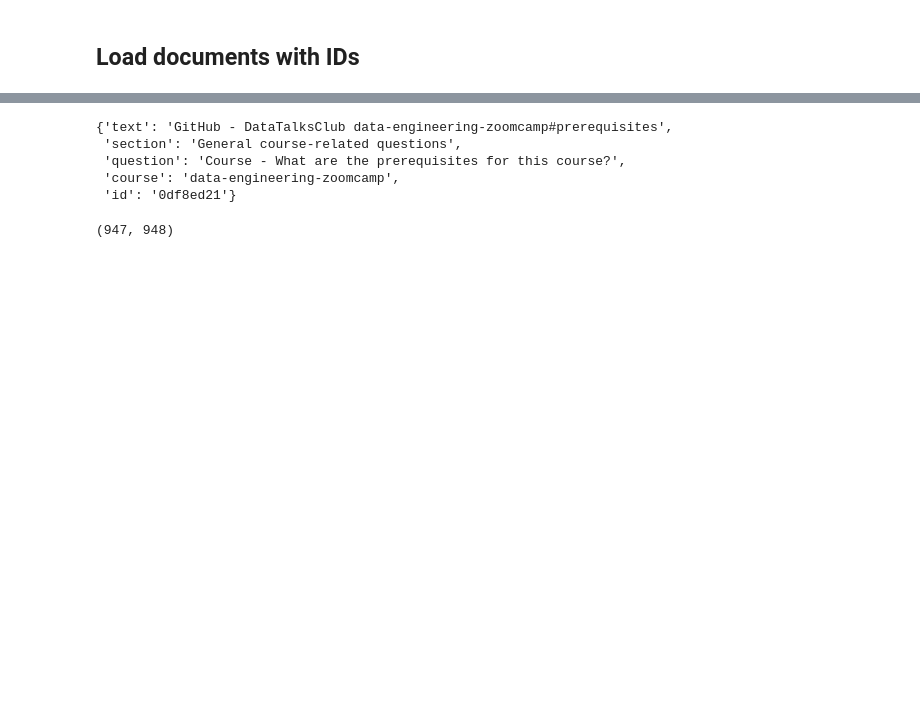
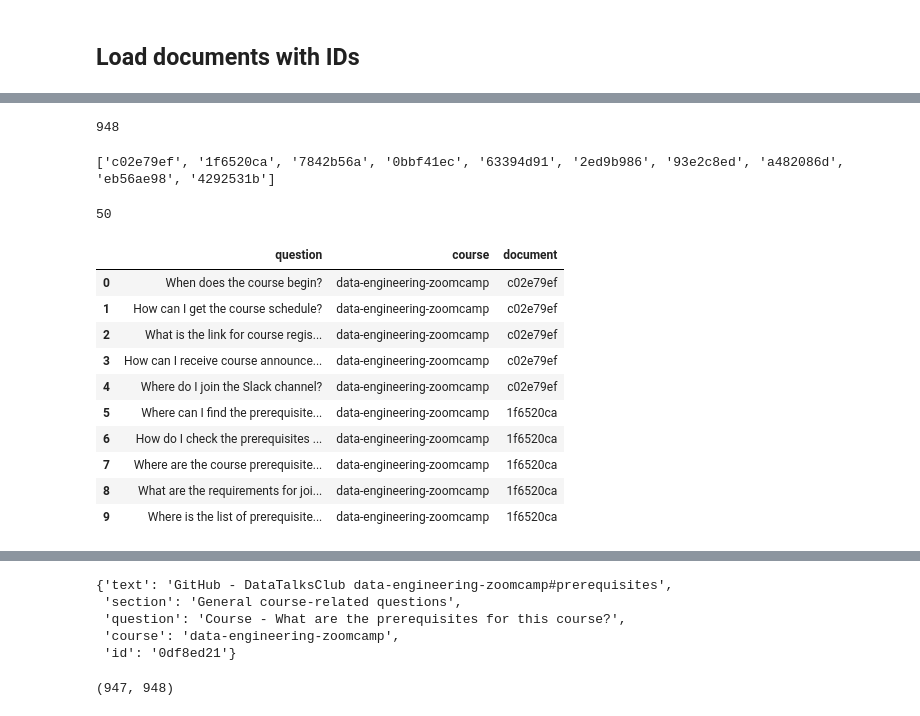
Before and after one commit to Haoshka/llm_zoomcamp_project, a Jupyter notebook: course/03-evaluation/offline-rag-evaluation.ipynb, the cells around one changed output, grey strips where cells are left out. Saved outputs shown, nothing was run; the diff lists cells and outputs as text; code cells hidden in the pictures; blank space fills up the shorter version.

```diff
--- a/course/03-evaluation/offline-rag-evaluation.ipynb
+++ b/course/03-evaluation/offline-rag-evaluation.ipynb
@@ -19,12 +20,12 @@ import json
 # %%
-with open('documents.json', 'rt') as f_in:
+with open('documents-with-ids.json', 'rt') as f_in:
     docs_raw = json.load(f_in)
 
 documents = []
 
 for course in docs_raw:
-    course_name = course['course']
+    # course_name = course['course']
 
-    for doc in course['documents']:
-        doc['course'] = course_name
-        documents.append(doc)
+    # for doc in course['documents']:
+    #     doc['course'] = course_name
+    documents.append(course)
@@ -37,0 +40,31 @@ for course in docs_raw:
+# %%
+len(documents)
+# %% [output]
+948
+# %%
+documents_short = documents[:10]
+ids_short = [d['id'] for d in documents_short]
+print(ids_short)
+# %% [output]
+['c02e79ef', '1f6520ca', '7842b56a', '0bbf41ec', '63394d91', '2ed9b986', '93e2c8ed', 'a482086d', 'eb56ae98', '4292531b']
+# %%
+df_ground_truth = pd.read_csv('ground-truth-data.csv')
+df_ground_truth = df_ground_truth[df_ground_truth.document.isin(ids_short)]
+ground_truth = df_ground_truth.to_dict(orient='records')
+len(ground_truth)
+# %% [output]
+50
+# %%
+df_ground_truth.head(10)
+# %% [output]
+|  | question | course | document |
+| 0 | When does the course begin? | data-engineering-zoomcamp | c02e79ef |
+| 1 | How can I get the course schedule? | data-engineering-zoomcamp | c02e79ef |
+| 2 | What is the link for course regis... | data-engineering-zoomcamp | c02e79ef |
+| 3 | How can I receive course announce... | data-engineering-zoomcamp | c02e79ef |
+| 4 | Where do I join the Slack channel? | data-engineering-zoomcamp | c02e79ef |
+| 5 | Where can I find the prerequisite... | data-engineering-zoomcamp | 1f6520ca |
+| 6 | How do I check the prerequisites ... | data-engineering-zoomcamp | 1f6520ca |
+| 7 | Where are the course prerequisite... | data-engineering-zoomcamp | 1f6520ca |
+| 8 | What are the requirements for joi... | data-engineering-zoomcamp | 1f6520ca |
+| 9 | Where is the list of prerequisite... | data-engineering-zoomcamp | 1f6520ca |
```
Also changed, not shown: parts of 35 cells of this notebook, 1 other file.
